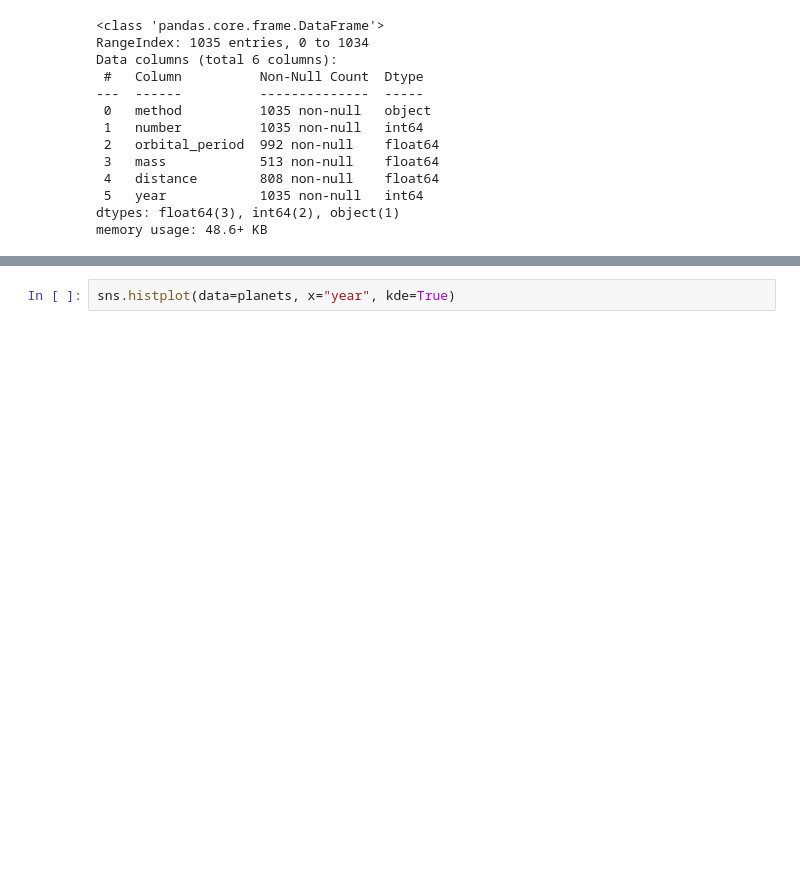
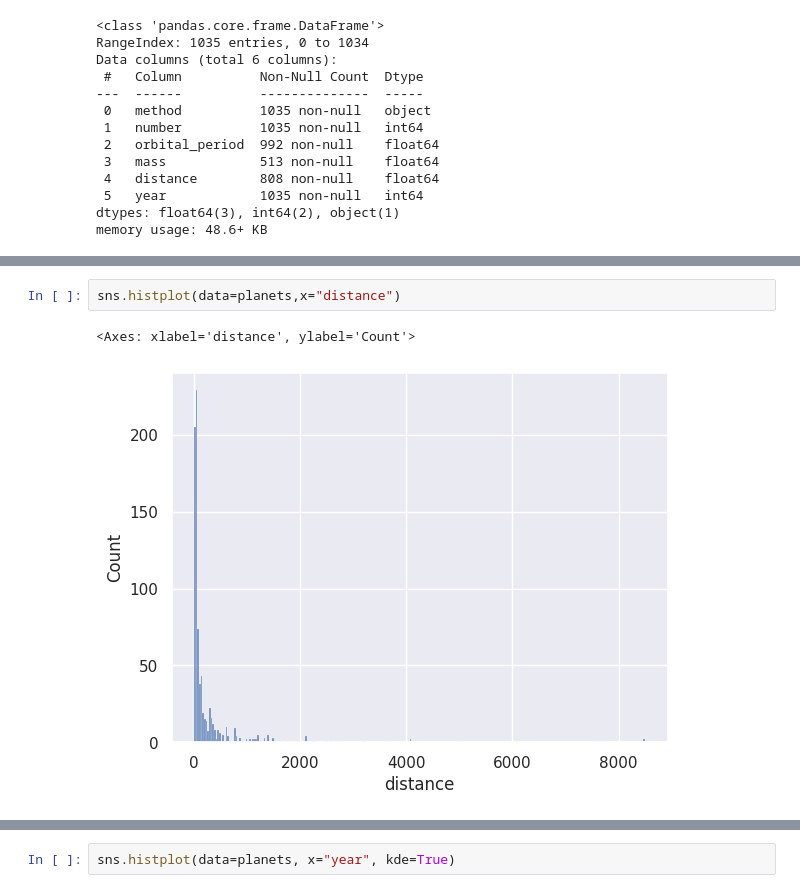
Before and after one commit to Fermionpass/IO, a Jupyter notebook: Data_maipulation_.ipynb, the cells around one changed output, grey strips where cells are left out. Drawn from its saved outputs; the diff is of its cells as text; blank space fills up the shorter version.

```diff
--- a/Data_maipulation_.ipynb
+++ b/Data_maipulation_.ipynb
@@ -854,0 +860,5 @@ memory usage: 48.6+ KB
+# %%
+sns.histplot(data=planets,x="distance")
+# %% [output]
+<Axes: xlabel='distance', ylabel='Count'>
+[figure, added]
```
Also changed, not shown: parts of 3 cells of this notebook.
